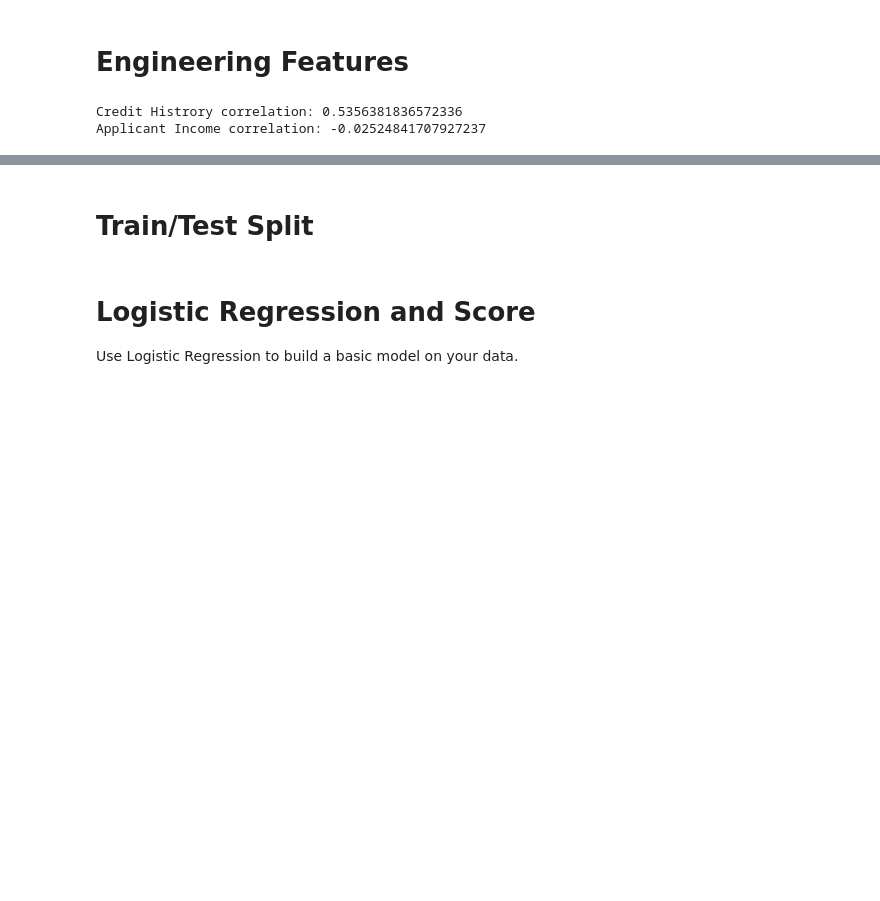
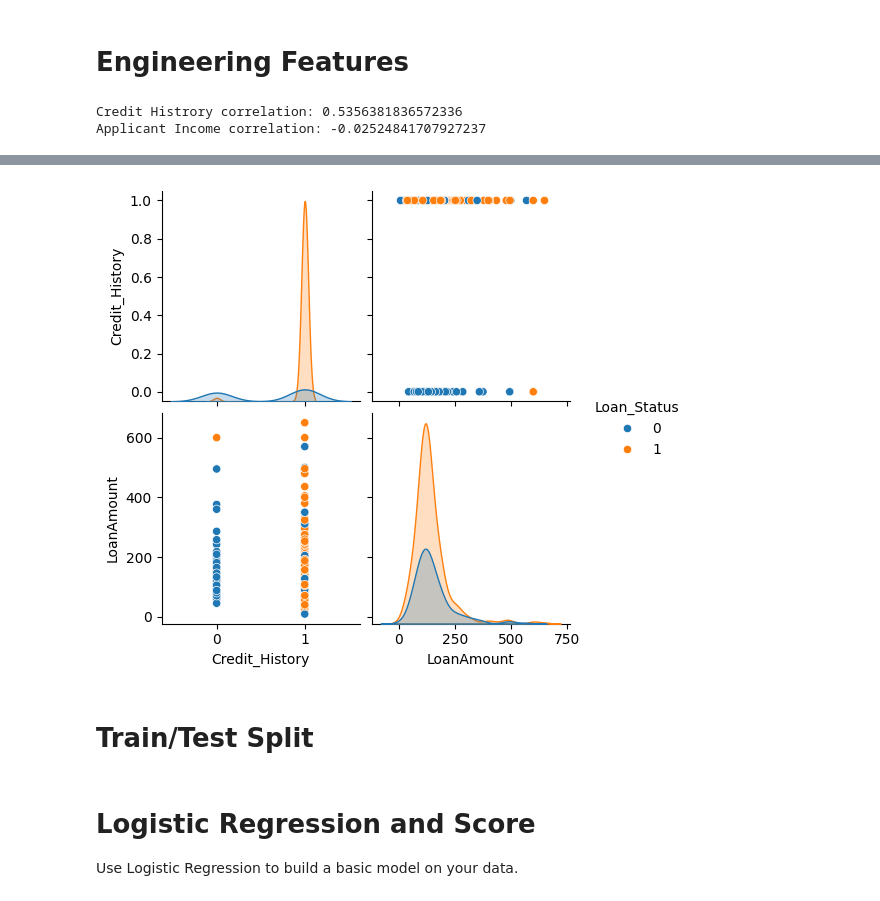
Before and after one commit to vbudhiraja/Loan-Approval-Application, a Jupyter notebook: LoanApprovalApplication.ipynb, the cells around one changed output, grey strips where cells are left out. Drawn from its saved outputs; the diff is of its cells as text; code cells hidden in the pictures; blank space fills up the shorter version.

```diff
--- a/LoanApprovalApplication.ipynb
+++ b/LoanApprovalApplication.ipynb
@@ -406,3 +415,8 @@ Applicant Income correlation: -0.02524841707927237
+# %%
+sns.pairplot(df[['Credit_History', 'LoanAmount', 'Loan_Status']], hue='Loan_Status')
+plt.show()
+# %% [output]
+[figure, added]
 # %% [markdown]
 # Train/Test Split
 # %%
```
Also changed, not shown: parts of 4 cells of this notebook.
